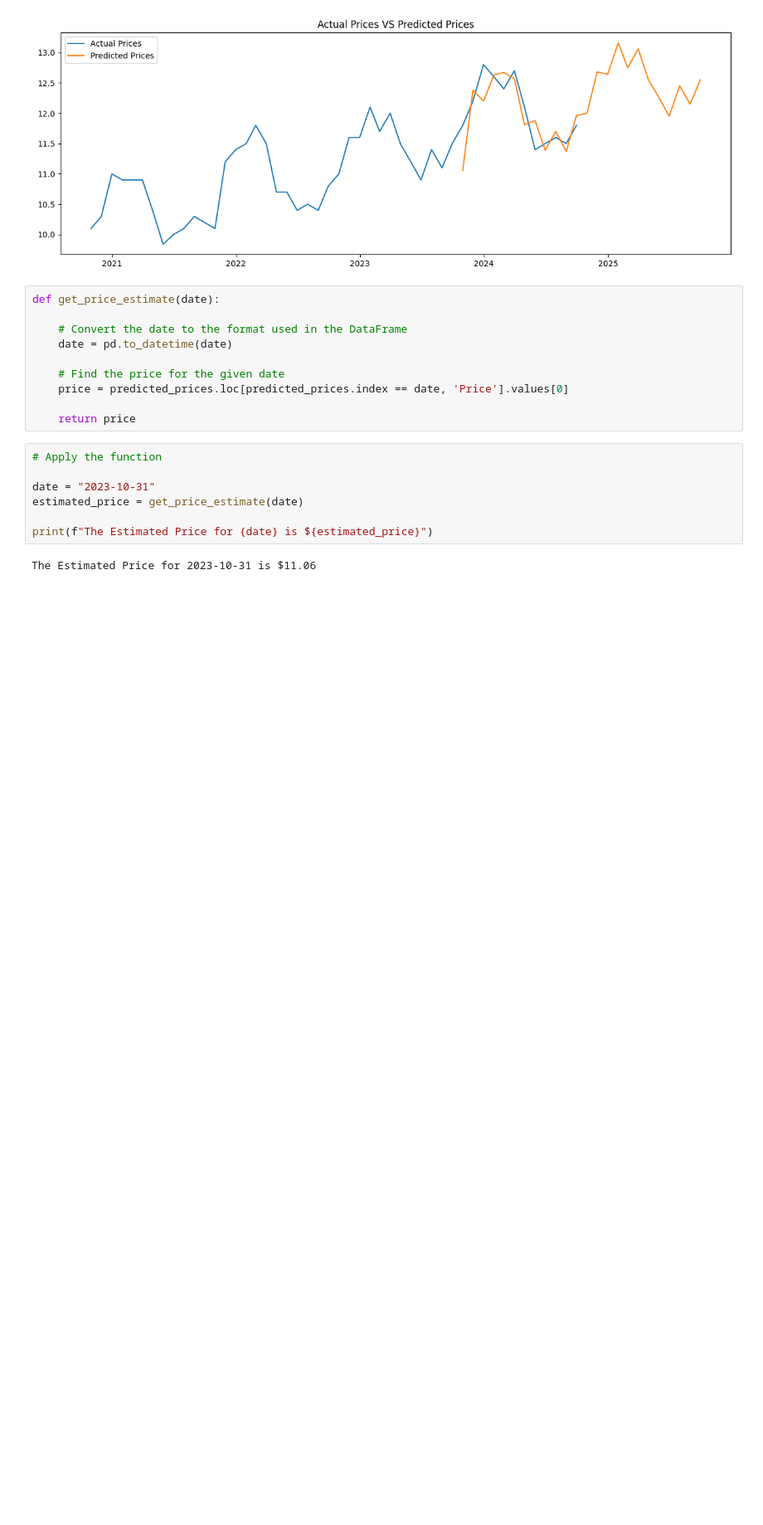
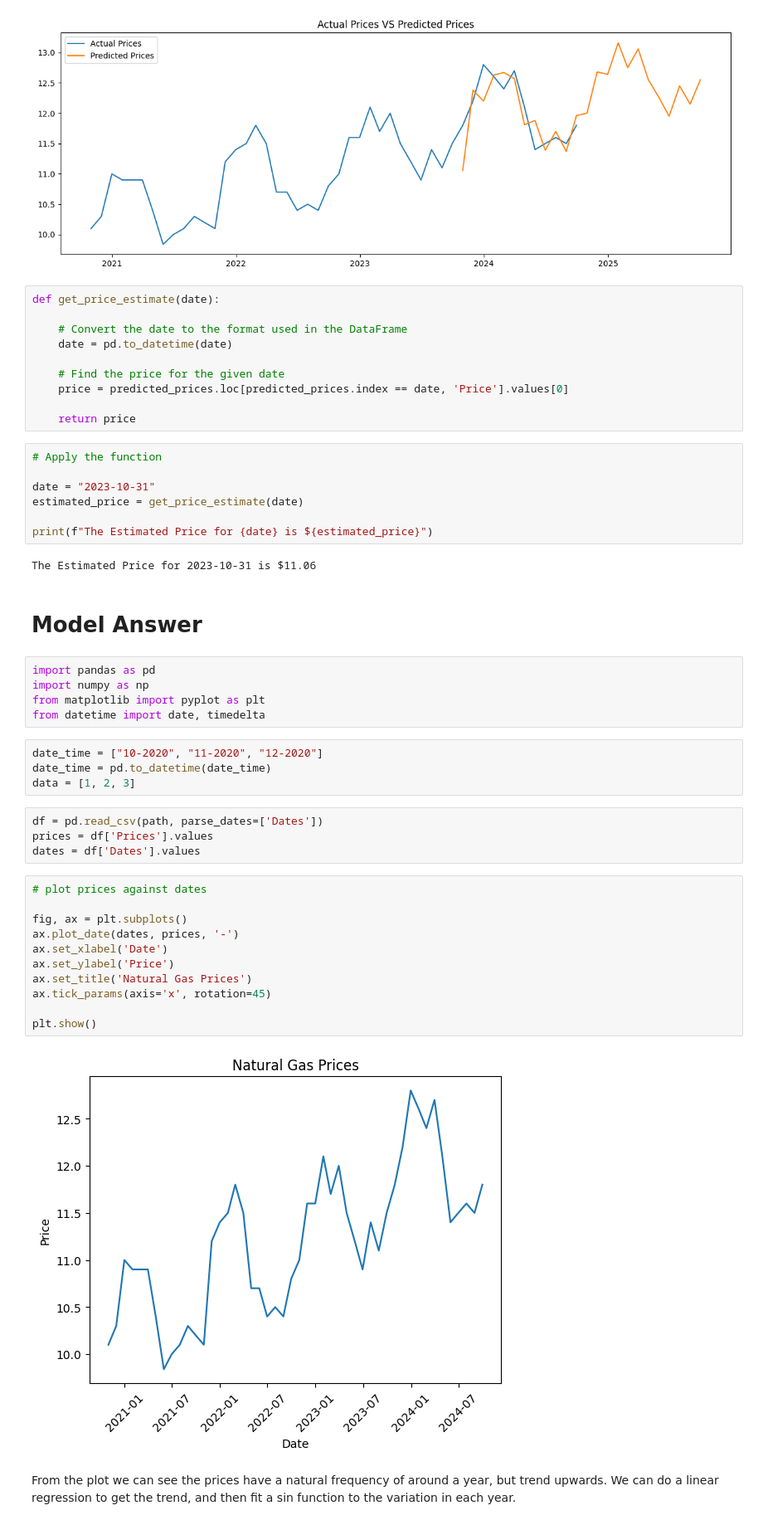
Before and after one commit to Veleces/Project, a Jupyter notebook: Natural Gas Time Series Forecasting.ipynb, the cells around one changed output. Shown: that part at 83% size. Drawn from its saved outputs; the diff is of its cells as text; blank space fills up the shorter version.

```diff
--- a/Natural Gas Time Series Forecasting.ipynb
+++ b/Natural Gas Time Series Forecasting.ipynb
@@ -240,3 +240,33 @@ estimated_price = get_price_estimate(date)
 print(f"The Estimated Price for {date} is ${estimated_price}")
 # %% [output]
 The Estimated Price for 2023-10-31 is $11.06
+# %% [markdown]
+# Model Answer
+# %%
+import pandas as pd
+import numpy as np
+from matplotlib import pyplot as plt
+from datetime import date, timedelta
+# %%
+date_time = ["10-2020", "11-2020", "12-2020"]
+date_time = pd.to_datetime(date_time)
+data = [1, 2, 3]
+# %%
+df = pd.read_csv(path, parse_dates=['Dates'])
+prices = df['Prices'].values
+dates = df['Dates'].values
+# %%
+# plot prices against dates
+
+fig, ax = plt.subplots()
+ax.plot_date(dates, prices, '-')
+ax.set_xlabel('Date')
+ax.set_ylabel('Price')
+ax.set_title('Natural Gas Prices')
+ax.tick_params(axis='x', rotation=45)
+
+plt.show()
+# %% [output]
+[figure, added]
+# %% [markdown]
+From the plot we can see the prices have a natural frequency of around a year, but trend upwards.  We can do a linear regression to get the trend, and then fit a sin function to the variation in each year.
```
Also changed, not shown: parts of 11 cells of this notebook.
